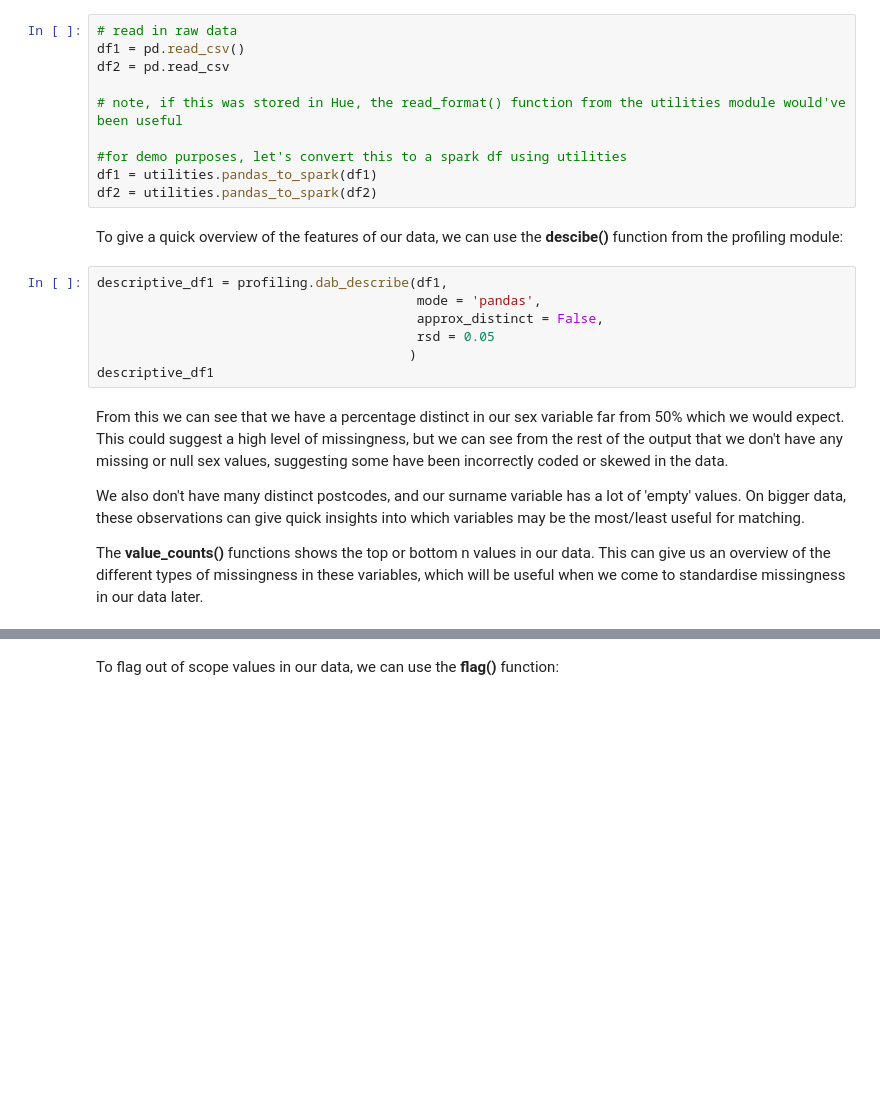
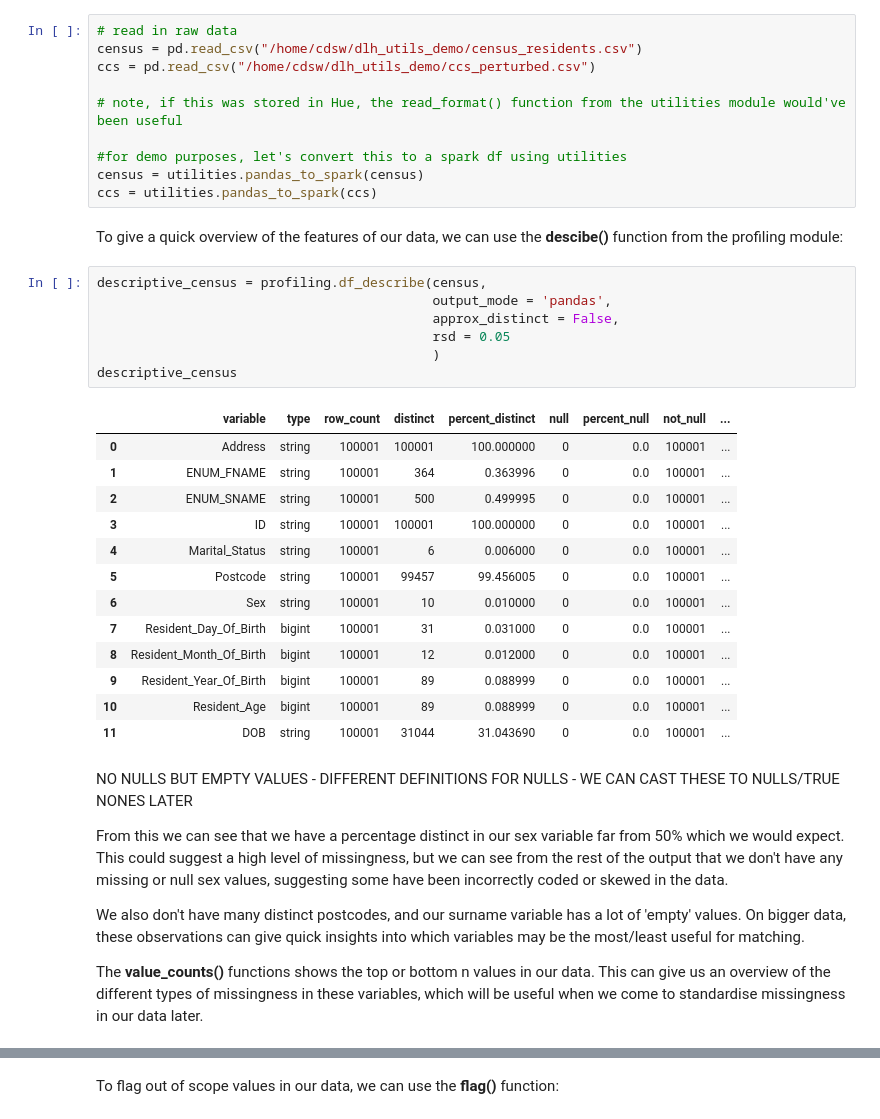
Before and after one commit to anthonye93/dlh_utils_demo, a Jupyter notebook: dlh_utils_demo.ipynb, the cells around one changed output, grey strips where cells are left out. Cells and saved outputs as stored; diff of their text form; blank space fills up the shorter version.

Commit message:
demo updates

```diff
--- a/dlh_utils_demo.ipynb
+++ b/dlh_utils_demo.ipynb
@@ -26,23 +46,39 @@ spark = sessions.getOrCreateSparkSession(appName = 'dlh_utils_demo', size = 'med
 # %%
 # read in raw data
-df1 = pd.read_csv()
-df2 = pd.read_csv
+census = pd.read_csv("/home/cdsw/dlh_utils_demo/census_residents.csv")
+ccs = pd.read_csv("/home/cdsw/dlh_utils_demo/ccs_perturbed.csv")
 
 # note, if this was stored in Hue, the read_format() function from the utilities module would've been useful
 
 #for demo purposes, let's convert this to a spark df using utilities
-df1 = utilities.pandas_to_spark(df1)
-df2 = utilities.pandas_to_spark(df2)
+census = utilities.pandas_to_spark(census)
+ccs = utilities.pandas_to_spark(ccs)
 # %% [markdown]
 To give a quick overview of the features of our data, we can use the **descibe()** function from the profiling module:
 # %%
-descriptive_df1 = profiling.dab_describe(df1,
-                                         mode = 'pandas',
-                                         approx_distinct = False,
-                                         rsd = 0.05
-                                        )
-descriptive_df1
+descriptive_census = profiling.df_describe(census,
+                                           output_mode = 'pandas',
+                                           approx_distinct = False,
+                                           rsd = 0.05
+                                           )
+descriptive_census
+# %% [output]
+|  | variable | type | row_count | distinct | percent_distinct | null | percent_null | not_null | ... |
+| 0 | Address | string | 100001 | 100001 | 100.000000 | 0 | 0.0 | 100001 | ... |
+| 1 | ENUM_FNAME | string | 100001 | 364 | 0.363996 | 0 | 0.0 | 100001 | ... |
+| 2 | ENUM_SNAME | string | 100001 | 500 | 0.499995 | 0 | 0.0 | 100001 | ... |
+| 3 | ID | string | 100001 | 100001 | 100.000000 | 0 | 0.0 | 100001 | ... |
+| 4 | Marital_Status | string | 100001 | 6 | 0.006000 | 0 | 0.0 | 100001 | ... |
+| 5 | Postcode | string | 100001 | 99457 | 99.456005 | 0 | 0.0 | 100001 | ... |
+| 6 | Sex | string | 100001 | 10 | 0.010000 | 0 | 0.0 | 100001 | ... |
+| 7 | Resident_Day_Of_Birth | bigint | 100001 | 31 | 0.031000 | 0 | 0.0 | 100001 | ... |
+| 8 | Resident_Month_Of_Birth | bigint | 100001 | 12 | 0.012000 | 0 | 0.0 | 100001 | ... |
+| 9 | Resident_Year_Of_Birth | bigint | 100001 | 89 | 0.088999 | 0 | 0.0 | 100001 | ... |
+| 10 | Resident_Age | bigint | 100001 | 89 | 0.088999 | 0 | 0.0 | 100001 | ... |
+| 11 | DOB | string | 100001 | 31044 | 31.043690 | 0 | 0.0 | 100001 | ... |
 # %% [markdown]
+NO NULLS BUT EMPTY VALUES - DIFFERENT DEFINITIONS FOR NULLS - WE CAN CAST THESE TO NULLS/TRUE NONES LATER
+
 From this we can see that we have a percentage distinct in our sex variable far from 50% which we would expect. This could suggest a high level of missingness, but we can see from the rest of the output that we don't have any missing or null sex values, suggesting some have been incorrectly coded or skewed in the data.
 
 We also don't have many distinct postcodes, and our surname variable has a lot of 'empty' values. On bigger data, these observations can give quick insights into which variables may be the most/least useful for matching.
```
Also changed, not shown: parts of 44 cells of this notebook.
